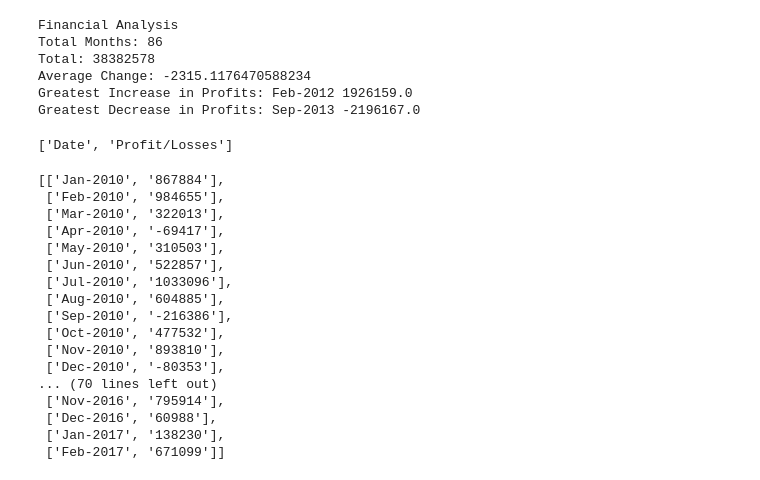
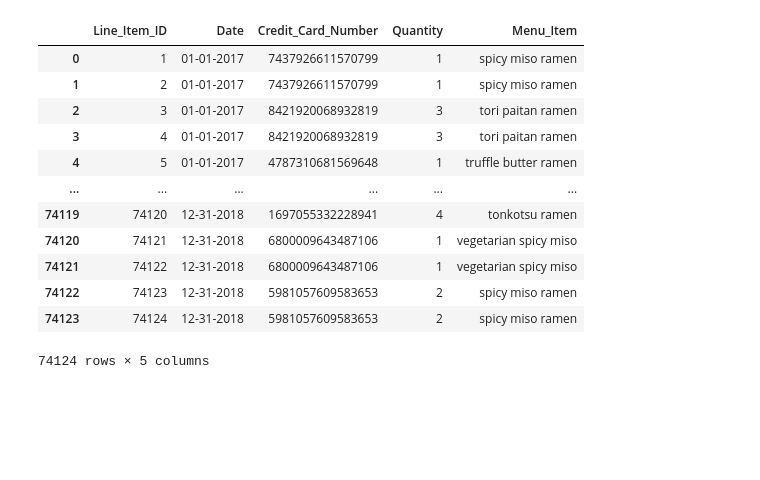
Before and after one commit to hkhan08/python-homework, a Jupyter notebook: PyBank/main.ipynb, the cells around one changed output. Cells and saved outputs as stored; diff of their text form; code cells hidden in the pictures; blank space fills up the shorter version.

```diff
--- a/PyBank/main.ipynb
+++ b/PyBank/main.ipynb
@@ -36,48 +23,17 @@ budget
-# %%
-import numpy
-print("Financial Analysis")
-print("Total Months:", budget.shape[0])
-print("Total:", sum(budget['Profit/Losses']))
-print("Average Change:", numpy.mean(budget['Change']))
-print("Greatest Increase in Profits:", budget['Date'].iloc[budget['Change'].idxmax()], budget['Change'].max())
-print("Greatest Decrease in Profits:", budget['Date'].iloc[budget['Change'].idxmin()], budget['Change'].min())
-# %% [output]
-Financial Analysis
-Total Months: 86
-Total: 38382578
-Average Change: -2315.1176470588234
-Greatest Increase in Profits: Feb-2012 1926159.0
-Greatest Decrease in Profits: Sep-2013 -2196167.0
-# %%
-import csv
-with open(csvpath, "r") as csvfile:
-    csvreader = csv.reader(csvfile, delimiter=",")
-    csv_header = next(csvreader)
-    print (csv_header)
-    for row in csvreader:
-        # print(row)
-        # date = row[0]
-        # P_L = int(row[1])
-        sales.append(row)
-# %% [output]
-['Date', 'Profit/Losses']
-# %%
-sales
-# %% [output]
-[['Jan-2010', '867884'],
- ['Feb-2010', '984655'],
- ['Mar-2010', '322013'],
- ['Apr-2010', '-69417'],
- ['May-2010', '310503'],
- ['Jun-2010', '522857'],
- ['Jul-2010', '1033096'],
- ['Aug-2010', '604885'],
- ['Sep-2010', '-216386'],
- ['Oct-2010', '477532'],
- ['Nov-2010', '893810'],
- ['Dec-2010', '-80353'],
-... (70 lines left out)
- ['Nov-2016', '795914'],
- ['Dec-2016', '60988'],
- ['Jan-2017', '138230'],
- ['Feb-2017', '671099']]
+# %%
+sales = pd.read_csv("C:/Users/khanh/OneDrive/Desktop/Fintech and Blockchain Bootcamp/test folder/PyRamen/sales_data.csv")
+sales
+# %% [output]
+|  | Line_Item_ID | Date | Credit_Card_Number | Quantity | Menu_Item |
+| 0 | 1 | 01-01-2017 | 7437926611570799 | 1 | spicy miso ramen |
+| 1 | 2 | 01-01-2017 | 7437926611570799 | 1 | spicy miso ramen |
+| 2 | 3 | 01-01-2017 | 8421920068932819 | 3 | tori paitan ramen |
+| 3 | 4 | 01-01-2017 | 8421920068932819 | 3 | tori paitan ramen |
+| 4 | 5 | 01-01-2017 | 4787310681569648 | 1 | truffle butter ramen |
+| ... | ... | ... | ... | ... | ... |
+| 74119 | 74120 | 12-31-2018 | 1697055332228941 | 4 | tonkotsu ramen |
+| 74120 | 74121 | 12-31-2018 | 6800009643487106 | 1 | vegetarian spicy miso |
+| 74121 | 74122 | 12-31-2018 | 6800009643487106 | 1 | vegetarian spicy miso |
+| 74122 | 74123 | 12-31-2018 | 5981057609583653 | 2 | spicy miso ramen |
+| 74123 | 74124 | 12-31-2018 | 5981057609583653 | 2 | spicy miso ramen |
+74124 rows × 5 columns
```
Also changed, not shown: parts of 6 cells of this notebook.
